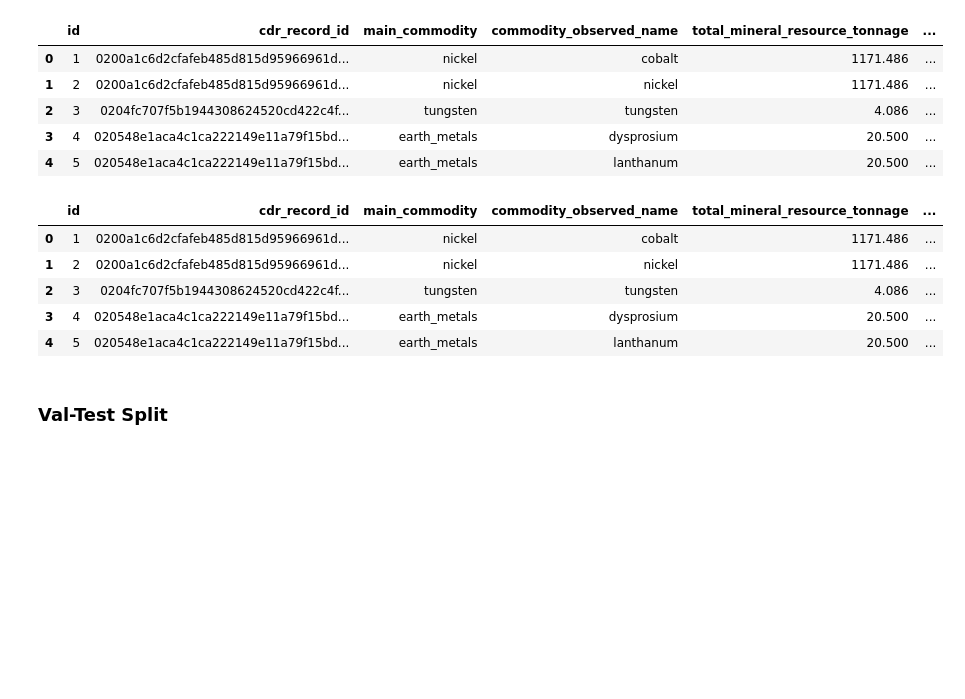
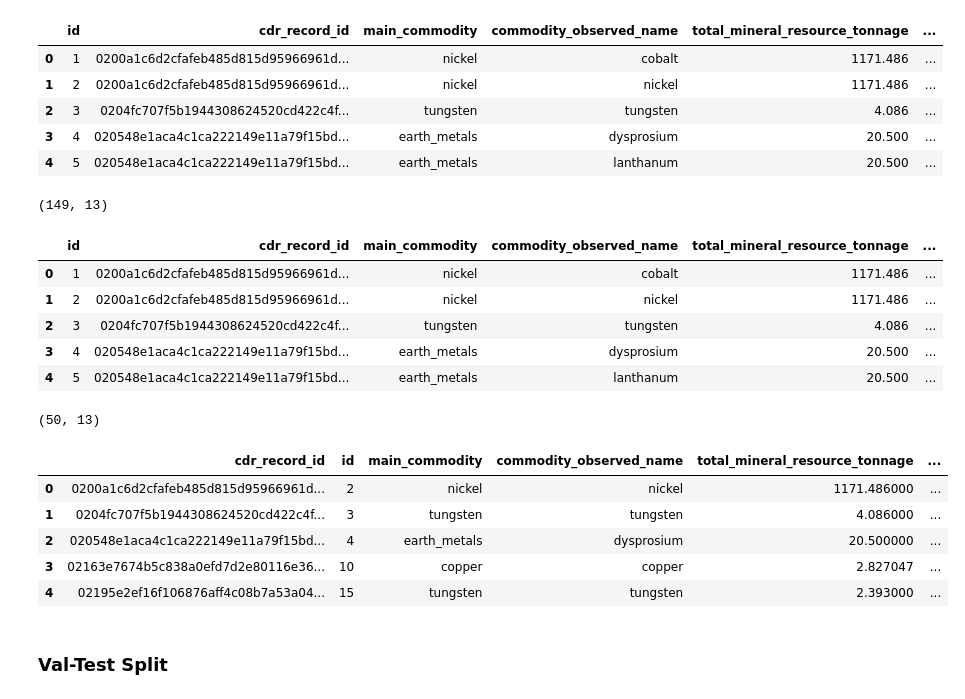
Before and after one commit to yixin0829/agent-k, a Jupyter notebook: paper/setup.ipynb, the cells around one changed output. Drawn from its saved outputs; the diff is of its cells as text; code cells hidden in the pictures; blank space fills up the shorter version.

```diff
--- a/paper/setup.ipynb
+++ b/paper/setup.ipynb
@@ -422,14 +422,41 @@ master_df["total_mineral_reserve_tonnage_max"] = master_df.groupby(
     InferlinkEvalColumns.CDR_RECORD_ID.value
 )[InferlinkEvalColumns.TOTAL_MINERAL_RESERVE_TONNAGE.value].transform("max")
 
+print(master_df.shape)
 master_df.head()
 # %% [output]
+(149, 13)
 |  | id | cdr_record_id | main_commodity | commodity_observed_name | total_mineral_resource_tonnage | ... |
 | 0 | 1 | 0200a1c6d2cfafeb485d815d95966961d... | nickel | cobalt | 1171.486 | ... |
 | 1 | 2 | 0200a1c6d2cfafeb485d815d95966961d... | nickel | nickel | 1171.486 | ... |
 | 2 | 3 | 0204fc707f5b1944308624520cd422c4f... | tungsten | tungsten | 4.086 | ... |
 | 3 | 4 | 020548e1aca4c1ca222149e11a79f15bd... | earth_metals | dysprosium | 20.500 | ... |
 | 4 | 5 | 020548e1aca4c1ca222149e11a79f15bd... | earth_metals | lanthanum | 20.500 | ... |
+# %%
+# Filter for rows where main_commodity equals commodity_observed_name or main_commodity == "earth_metals"
+master_df = master_df[
+    (
+        master_df[InferlinkEvalColumns.MAIN_COMMODITY.value]
+        == master_df[InferlinkEvalColumns.COMMODITY_OBSERVED_NAME.value]
+    )
+    | (master_df[InferlinkEvalColumns.MAIN_COMMODITY.value] == "earth_metals")
+]
+
+# For each cdr_record_id group, take the first row
+master_df = (
+    master_df.groupby(InferlinkEvalColumns.CDR_RECORD_ID.value).first().reset_index()
+)
+
+print(master_df.shape)
+master_df.head()
+# %% [output]
+(50, 13)
+|  | cdr_record_id | id | main_commodity | commodity_observed_name | total_mineral_resource_tonnage | ... |
+| 0 | 0200a1c6d2cfafeb485d815d95966961d... | 2 | nickel | nickel | 1171.486000 | ... |
+| 1 | 0204fc707f5b1944308624520cd422c4f... | 3 | tungsten | tungsten | 4.086000 | ... |
+| 2 | 020548e1aca4c1ca222149e11a79f15bd... | 4 | earth_metals | dysprosium | 20.500000 | ... |
+| 3 | 02163e7674b5c838a0efd7d2e80116e36... | 10 | copper | copper | 2.827047 | ... |
+| 4 | 02195e2ef16f106876aff4c08b7a53a04... | 15 | tungsten | tungsten | 2.393000 | ... |
 # %%
 master_df.to_csv(
     "paper/data/processed/ground_truth/inferlink_ground_truth.csv", index=False
```
Also changed, not shown: parts of 6 cells of this notebook, 7 other files.
